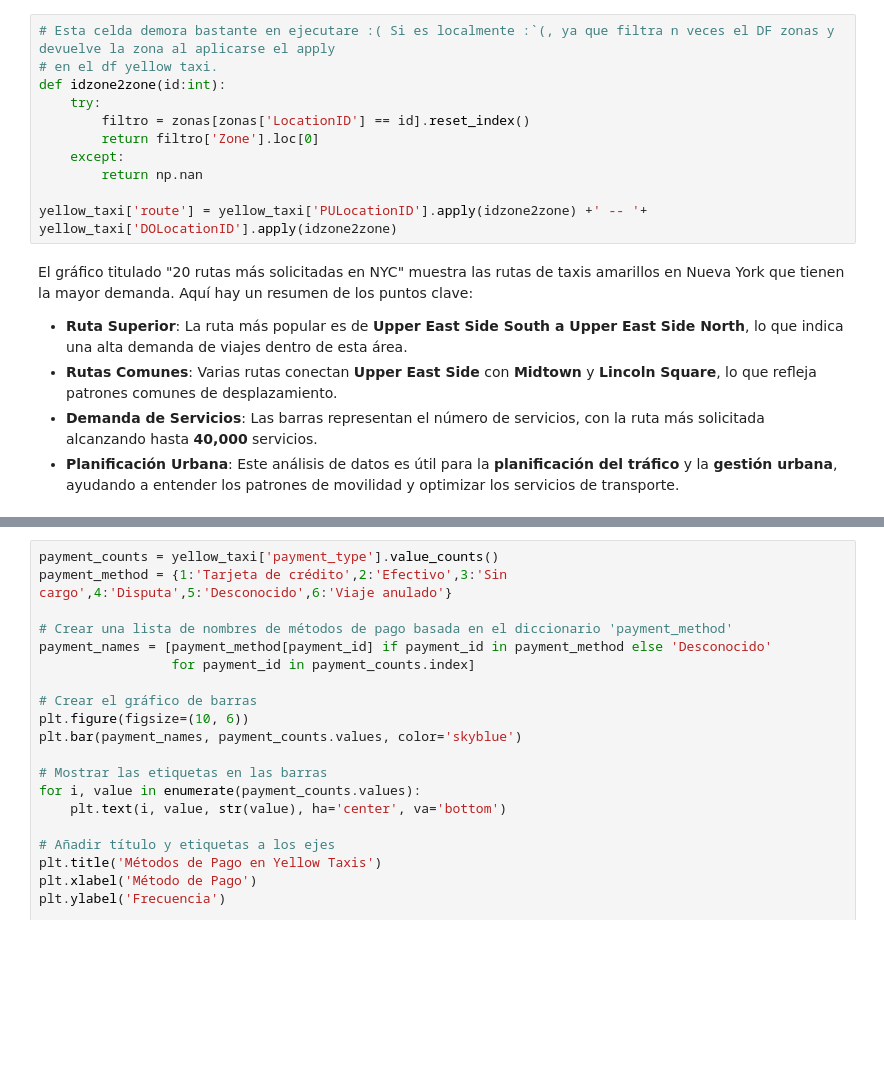
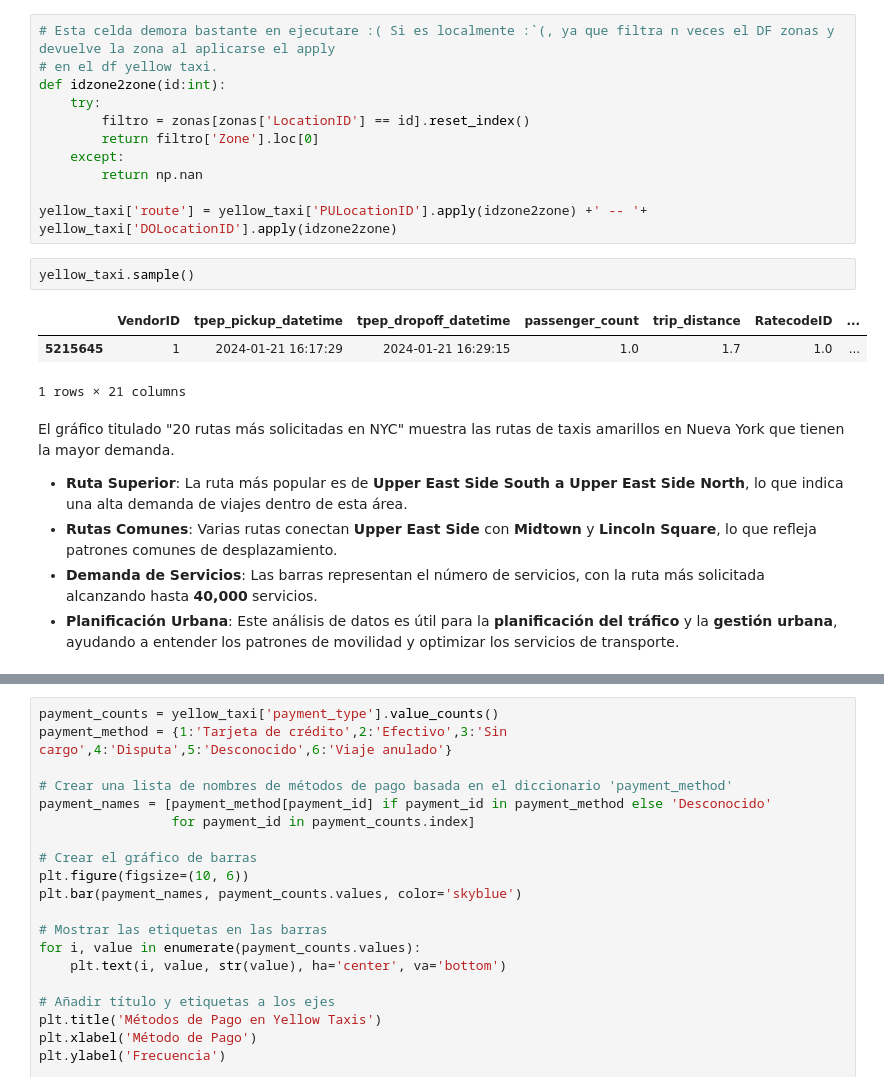
Before and after one commit to EcoDataAnalyst/PF_TaxisNY, a Jupyter notebook: Notebooks/EDA_TLC Trip Record Data.ipynb, the cells around one changed output, grey strips where cells are left out. Cells and saved outputs as stored; diff of their text form; blank space fills up the shorter version.

Commit message:
Actualización Yellow taxi y data

```diff
--- a/Notebooks/EDA_TLC Trip Record Data.ipynb
+++ b/Notebooks/EDA_TLC Trip Record Data.ipynb
@@ -329,8 +370,14 @@ def idzone2zone(id:int):
         return np.nan
 
 yellow_taxi['route'] = yellow_taxi['PULocationID'].apply(idzone2zone) +' -- '+ yellow_taxi['DOLocationID'].apply(idzone2zone)
+# %%
+yellow_taxi.sample()
+# %% [output]
+|  | VendorID | tpep_pickup_datetime | tpep_dropoff_datetime | passenger_count | trip_distance | RatecodeID | ... |
+| 5215645 | 1 | 2024-01-21 16:17:29 | 2024-01-21 16:29:15 | 1.0 | 1.7 | 1.0 | ... |
+1 rows × 21 columns
 # %% [markdown]
-El gráfico titulado "20 rutas más solicitadas en NYC" muestra las rutas de taxis amarillos en Nueva York que tienen la mayor demanda. Aquí hay un resumen de los puntos clave:
+El gráfico titulado "20 rutas más solicitadas en NYC" muestra las rutas de taxis amarillos en Nueva York que tienen la mayor demanda.
 
 - **Ruta Superior**: La ruta más popular es de **Upper East Side South a Upper East Side North**, lo que indica una alta demanda de viajes dentro de esta área.
 - **Rutas Comunes**: Varias rutas conectan **Upper East Side** con **Midtown** y **Lincoln Square**, lo que refleja patrones comunes de desplazamiento.
```
Also changed, not shown: parts of 23 cells of this notebook, 2 other files.
